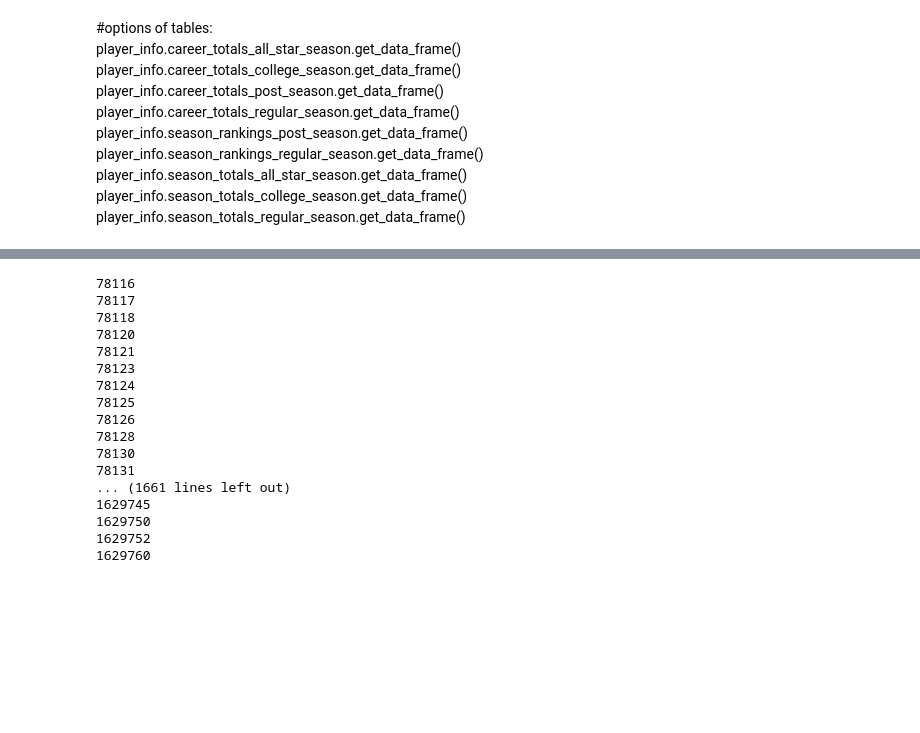
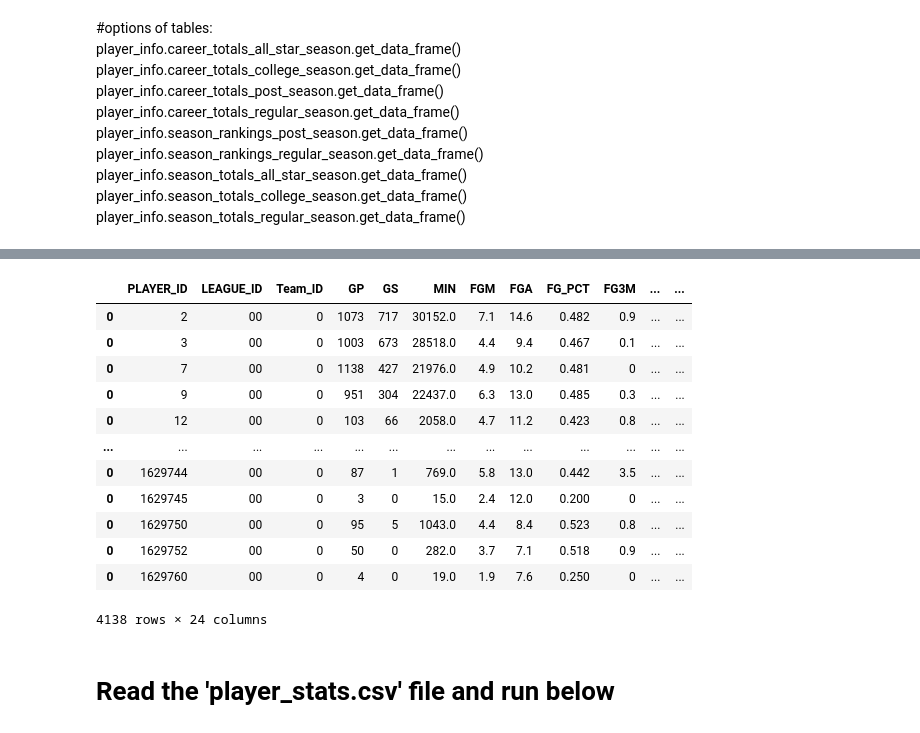
Before and after one commit to Spencer-Weston/W207_Final_NBA_Prediction, a Jupyter notebook: player_stats.ipynb, the cells around one changed output, grey strips where cells are left out. Cells and saved outputs as stored; diff of their text form; code cells hidden in the pictures; blank space fills up the shorter version.

Commit message:
finished player api pipeline

```diff
--- a/player_stats.ipynb
+++ b/player_stats.ipynb
@@ -132,24 +125,22 @@ for i,v in enumerate(Player['id'][1:]):
     player_info = PlayerCareerStats(player_id=v, per_mode36 = 'Per36')
     player_info_df = player_info.career_totals_regular_season.get_data_frame()
     player_stats_df = player_stats_df.append(player_info_df)
-    print(v)
+    #print(v)
-# %% [output]
-78116
-78117
-78118
-78120
-78121
-78123
-78124
-78125
-78126
-78128
-78130
-78131
-... (1661 lines left out)
-1629745
-1629750
-1629752
-1629760
 # %%
 player_stats_df = player_stats_df.drop_duplicates(subset=['PLAYER_ID'], keep=False)
+# %%
+player_stats_df
+# %% [output]
+|  | PLAYER_ID | LEAGUE_ID | Team_ID | GP | GS | MIN | FGM | FGA | FG_PCT | FG3M | ... | ... |
+| 0 | 2 | 00 | 0 | 1073 | 717 | 30152.0 | 7.1 | 14.6 | 0.482 | 0.9 | ... | ... |
+| 0 | 3 | 00 | 0 | 1003 | 673 | 28518.0 | 4.4 | 9.4 | 0.467 | 0.1 | ... | ... |
+| 0 | 7 | 00 | 0 | 1138 | 427 | 21976.0 | 4.9 | 10.2 | 0.481 | 0 | ... | ... |
+| 0 | 9 | 00 | 0 | 951 | 304 | 22437.0 | 6.3 | 13.0 | 0.485 | 0.3 | ... | ... |
+| 0 | 12 | 00 | 0 | 103 | 66 | 2058.0 | 4.7 | 11.2 | 0.423 | 0.8 | ... | ... |
+| ... | ... | ... | ... | ... | ... | ... | ... | ... | ... | ... | ... | ... |
+| 0 | 1629744 | 00 | 0 | 87 | 1 | 769.0 | 5.8 | 13.0 | 0.442 | 3.5 | ... | ... |
+| 0 | 1629745 | 00 | 0 | 3 | 0 | 15.0 | 2.4 | 12.0 | 0.200 | 0 | ... | ... |
+| 0 | 1629750 | 00 | 0 | 95 | 5 | 1043.0 | 4.4 | 8.4 | 0.523 | 0.8 | ... | ... |
+| 0 | 1629752 | 00 | 0 | 50 | 0 | 282.0 | 3.7 | 7.1 | 0.518 | 0.9 | ... | ... |
+| 0 | 1629760 | 00 | 0 | 4 | 0 | 19.0 | 1.9 | 7.6 | 0.250 | 0 | ... | ... |
+4138 rows × 24 columns
@@ -155,0 +149,2 @@ player_stats_df = player_stats_df.drop_duplicates(subset=['PLAYER_ID'], keep=Fal
+# %% [markdown]
+# Read the 'player_stats.csv' file and run below
```
Also changed, not shown: parts of 18 cells of this notebook.
